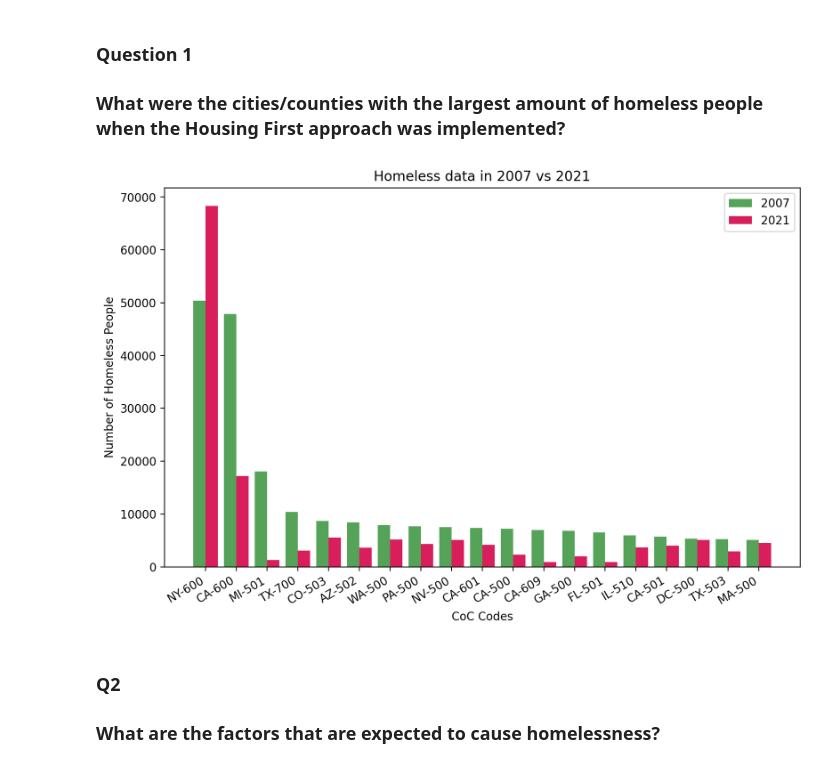
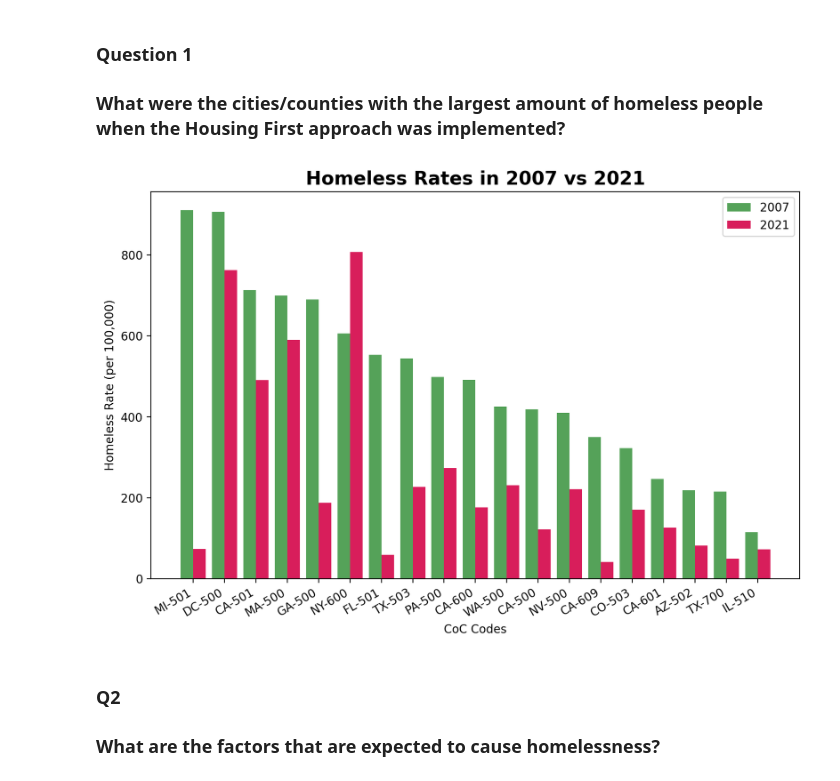
Before and after one commit to heath3rq/Python_Homelessness-Causal-Inference-Analysis, a Jupyter notebook: 30_results/eda.ipynb, the cells around one changed output. Drawn from its saved outputs; the diff is of its cells as text; code cells hidden in the pictures.

```diff
--- a/30_results/eda.ipynb
+++ b/30_results/eda.ipynb
@@ -8,7 +8,7 @@ import matplotlib.pyplot as plt
 # %% [markdown]
 ### Read Project Data
 # %%
-url = "https://raw.githubusercontent.com/MIDS-at-Duke/unifying-data-science-2023-project-team3/EDA/20_intermediate_files/project_data.csv?token=GHSAT0AAAAAACAZ7EJZNJCFO4JPHXMO5IPOZCB43AQ"
+url = "../20_intermediate_files/project_data_rates.csv"
 data = pd.read_csv(url)
 data.head()
 # %% [output]
@@ -29,13 +29,6 @@ Index(['Unnamed: 0', 'CoC Number', 'Coc', 'Year', 'permanent_housing',
        'Native Hawaiian and Other Pacific Islander', 'Two or More Races',
        'Non Hispanic', 'Hispanic', 'Drug Deaths', 'Suicide Deaths'],
       dtype='object')
-# %%
-# Homeless rate per 10000 > (homeless / population) * 10000 > confirm metrics
-
-data["homeless_rate"] = (data["homeless"] / data["Population"]) * 100_000
-data["poverty_rate"] = (data["poverty"] / data["Population"]) * 100_000
-data["suicide_rate"] = (data["Suicide Deaths"] / data["Population"]) * 100_000
-data["drug_rate"] = (data["Drug Deaths"] / data["Population"]) * 100_000
 # %% [markdown]
 ### Question 1
 
@@ -67,27 +36,51 @@ Cocs_numbers, homeless_data = zip(*sorted_07_21)
 # %%
+Cocs = data["CoC Number"].unique().tolist()
+homeless_07 = []
+homeless_21 = []
+
+for i in Cocs:
+    tmp_07 = data[(data["CoC Number"] == i) & (data["Year"] == 2007)][
+        "homeless"
+    ].to_list()
+    tmp_21 = data[(data["CoC Number"] == i) & (data["Year"] == 2021)][
+        "homeless"
+    ].to_list()
+    homeless_07.append(tmp_07[0])
+    homeless_21.append(tmp_21[0])
+
+# make a dict
+homeless_07_21 = {}
+
+for i in range(len(Cocs)):
+    tmp_pair = [homeless_07[i], homeless_21[i]]
+    homeless_07_21[Cocs[i]] = tmp_pair
+# sort the data
+sorted_07_21 = sorted(homeless_07_21.items(), key=lambda x: x[1][0], reverse=True)
+Cocs_numbers, homeless_data = zip(*sorted_07_21)
+
 # plot the bars for 2007 and 2021
 fig, ax = plt.subplots(figsize=(10, 6))
 ind = range(len(Cocs_numbers))
 width = 0.4
 ax.bar(ind, [v[0] for v in homeless_data], width, label="2007", color="#55A259")
 ax.bar(
     [i + width for i in ind],
     [v[1] for v in homeless_data],
     width,
     label="2021",
     color="#D81E5B",
 )
 ax.set_xticks([i + width / 2 for i in ind])
 ax.set_xticklabels(Cocs_numbers)
 ax.set_xlabel("CoC Codes")
-ax.set_ylabel("Number of Homeless People")
-ax.set_title("Homeless data in 2007 vs 2021")
+ax.set_ylabel("Homeless Rate (per 100,000)")
+ax.set_title("Homeless Rates in 2007 vs 2021", fontsize=16, fontweight='bold')
 ax.legend()
 
 plt.xticks(rotation=30, ha="right")
 plt.show()
 # %% [output]
-[figure, old version]
+[figure, new version]
 # %% [markdown]
 ### Q2
 
```
Also changed, not shown: parts of 13 cells of this notebook.
